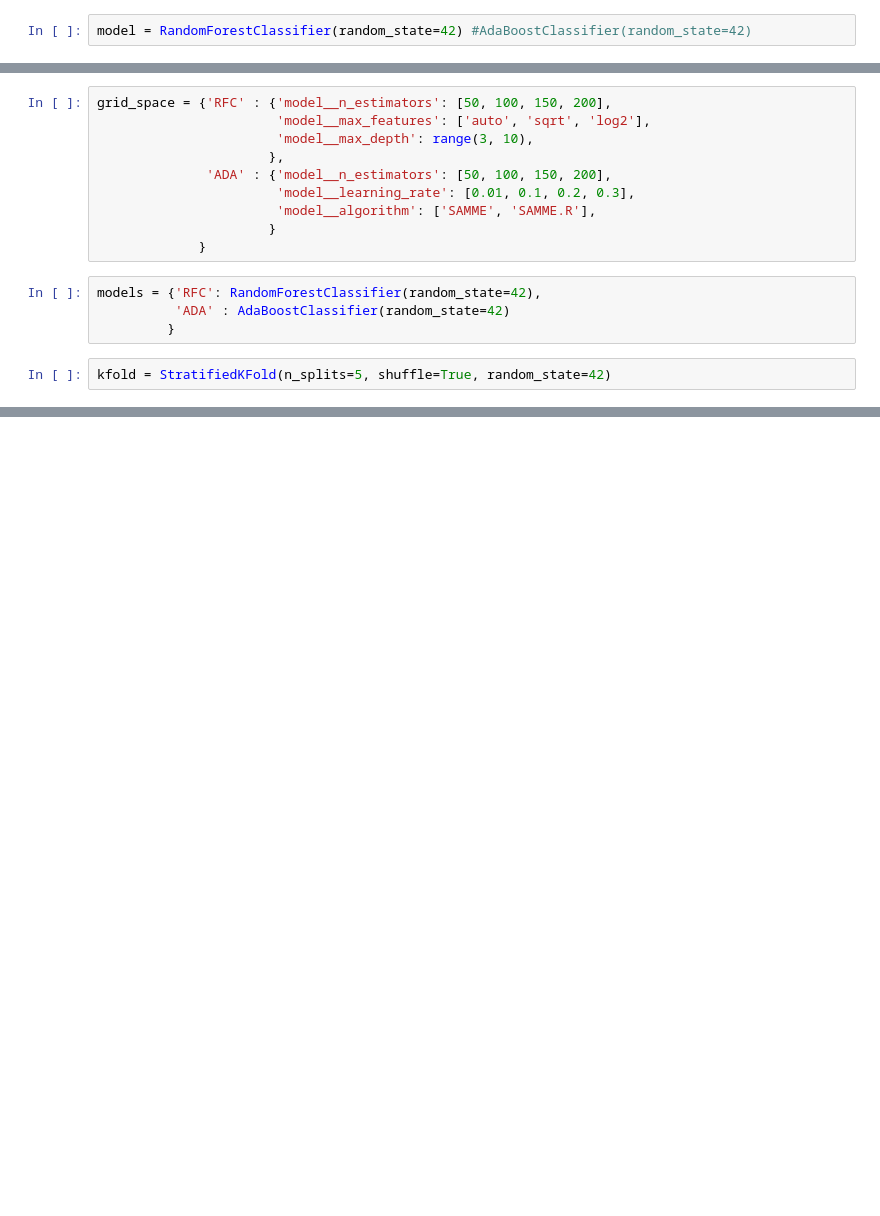
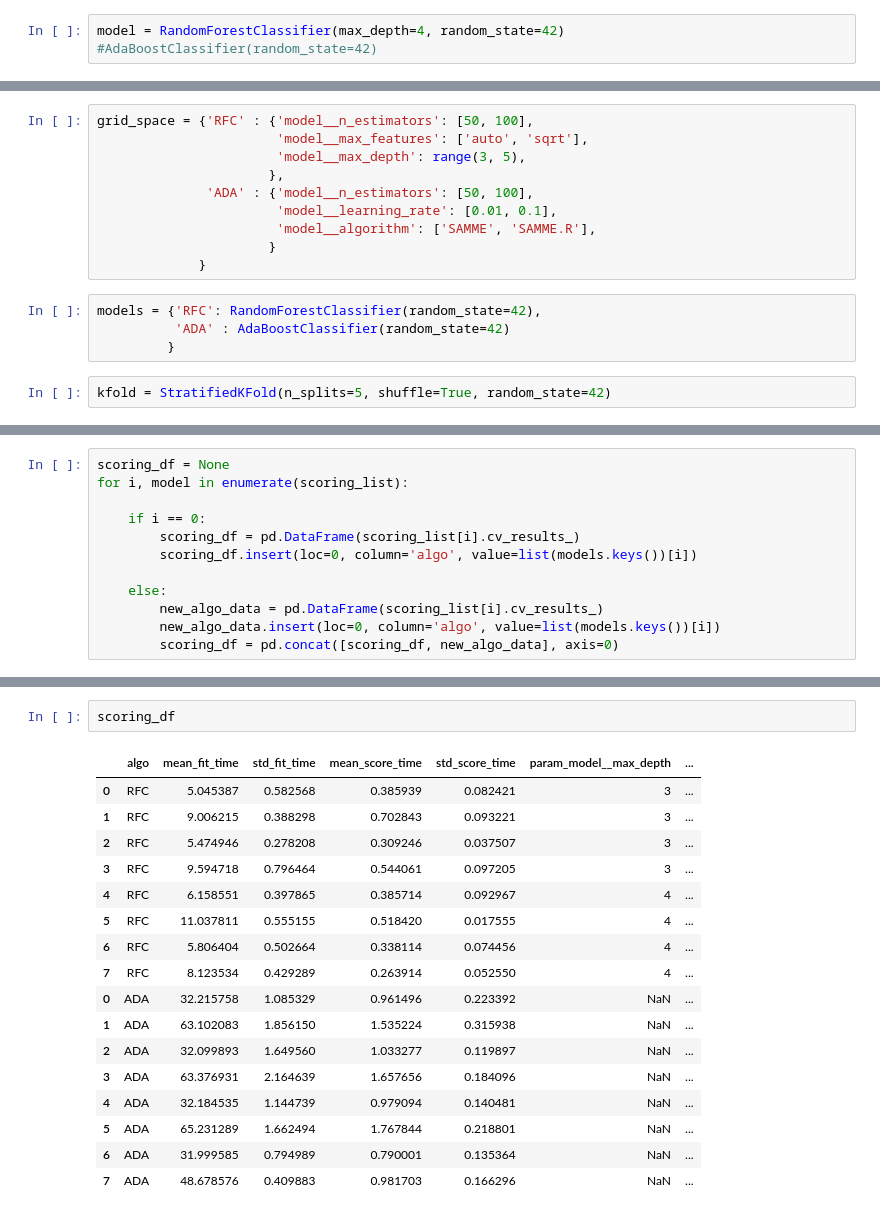
Before and after one commit to camerongridley/water_pump_classifier, a Jupyter notebook: notebooks/cam/05_GridSearch_CV_FeatRed_Pipe.ipynb, the cells around one changed output, grey strips where cells are left out. Saved outputs shown, nothing was run; the diff lists cells and outputs as text; blank space fills up the shorter version.

```diff
--- a/notebooks/cam/05_GridSearch_CV_FeatRed_Pipe.ipynb
+++ b/notebooks/cam/05_GridSearch_CV_FeatRed_Pipe.ipynb
@@ -196,5 +198,5 @@ X_train, X_val, y_train, y_val = train_test_split(X, y, test_size = 0.20, random
 # %%
-model = RandomForestClassifier(random_state=42) #AdaBoostClassifier(random_state=42)
+model = RandomForestClassifier(max_depth=4, random_state=42) #AdaBoostClassifier(random_state=42)
 # %%
 num_pipe = Pipeline([('imputer', SimpleImputer(strategy = 'median')),
                      ('scaler', StandardScaler())])
@@ -284,12 +286,12 @@ y_pred, filename = create_submission_file(pipe, X_test_raw, filename_comment, pr
 # %% [markdown]
 ### Grid Search
 # %%
-grid_space = {'RFC' : {'model__n_estimators': [50, 100, 150, 200],
-                       'model__max_features': ['auto', 'sqrt', 'log2'],
-                       'model__max_depth': range(3, 10),
+grid_space = {'RFC' : {'model__n_estimators': [50, 100],
+                       'model__max_features': ['auto', 'sqrt'],
+                       'model__max_depth': range(3, 5),
                       },
-              'ADA' : {'model__n_estimators': [50, 100, 150, 200],
-                       'model__learning_rate': [0.01, 0.1, 0.2, 0.3],
+              'ADA' : {'model__n_estimators': [50, 100],
+                       'model__learning_rate': [0.01, 0.1],
                        'model__algorithm': ['SAMME', 'SAMME.R'],
                       }
              }
@@ -341,0 +372,12 @@ for i, model in enumerate(scoring_list):
+# %%
+scoring_df = None
+for i, model in enumerate(scoring_list):
+
+    if i == 0:
+        scoring_df = pd.DataFrame(scoring_list[i].cv_results_)
+        scoring_df.insert(loc=0, column='algo', value=list(models.keys())[i])
+
+    else:
+        new_algo_data = pd.DataFrame(scoring_list[i].cv_results_)
+        new_algo_data.insert(loc=0, column='algo', value=list(models.keys())[i])
+        scoring_df = pd.concat([scoring_df, new_algo_data], axis=0)
@@ -341,0 +404,20 @@ for i, model in enumerate(scoring_list):
+# %%
+scoring_df
+# %% [output]
+|  | algo | mean_fit_time | std_fit_time | mean_score_time | std_score_time | param_model__max_depth | ... |
+| 0 | RFC | 5.045387 | 0.582568 | 0.385939 | 0.082421 | 3 | ... |
+| 1 | RFC | 9.006215 | 0.388298 | 0.702843 | 0.093221 | 3 | ... |
+| 2 | RFC | 5.474946 | 0.278208 | 0.309246 | 0.037507 | 3 | ... |
+| 3 | RFC | 9.594718 | 0.796464 | 0.544061 | 0.097205 | 3 | ... |
+| 4 | RFC | 6.158551 | 0.397865 | 0.385714 | 0.092967 | 4 | ... |
+| 5 | RFC | 11.037811 | 0.555155 | 0.518420 | 0.017555 | 4 | ... |
+| 6 | RFC | 5.806404 | 0.502664 | 0.338114 | 0.074456 | 4 | ... |
+| 7 | RFC | 8.123534 | 0.429289 | 0.263914 | 0.052550 | 4 | ... |
+| 0 | ADA | 32.215758 | 1.085329 | 0.961496 | 0.223392 | NaN | ... |
+| 1 | ADA | 63.102083 | 1.856150 | 1.535224 | 0.315938 | NaN | ... |
+| 2 | ADA | 32.099893 | 1.649560 | 1.033277 | 0.119897 | NaN | ... |
+| 3 | ADA | 63.376931 | 2.164639 | 1.657656 | 0.184096 | NaN | ... |
+| 4 | ADA | 32.184535 | 1.144739 | 0.979094 | 0.140481 | NaN | ... |
+| 5 | ADA | 65.231289 | 1.662494 | 1.767844 | 0.218801 | NaN | ... |
+| 6 | ADA | 31.999585 | 0.794989 | 0.790001 | 0.135364 | NaN | ... |
+| 7 | ADA | 48.678576 | 0.409883 | 0.981703 | 0.166296 | NaN | ... |
```
Also changed, not shown: parts of 9 cells of this notebook, 1 other file.
